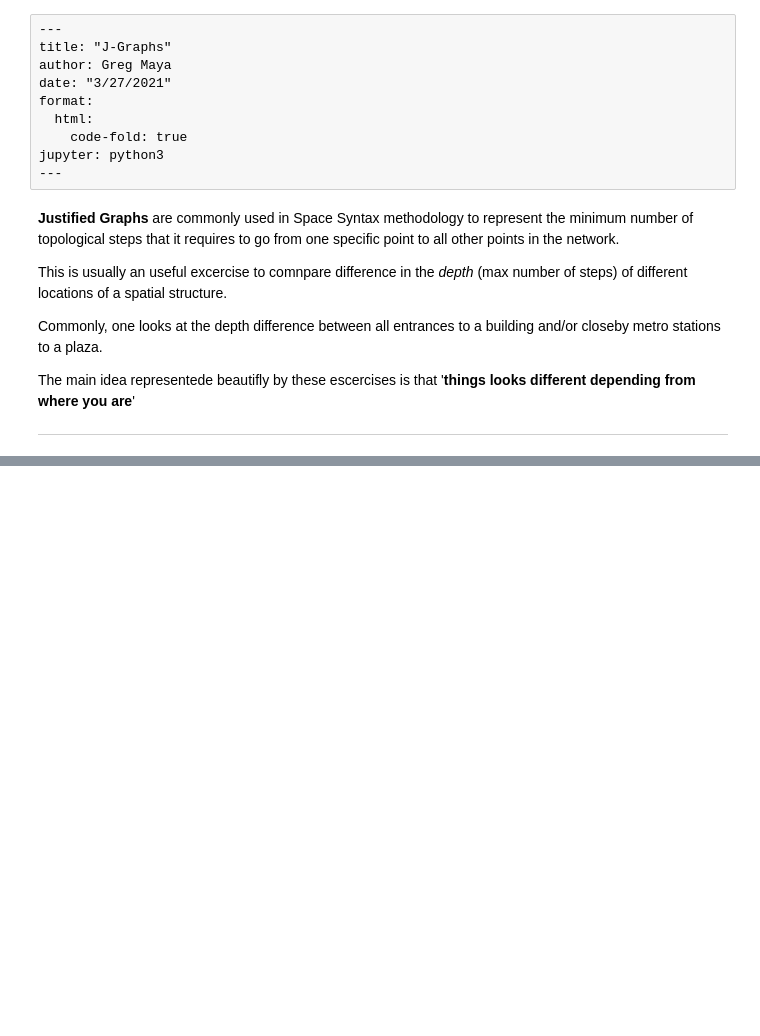
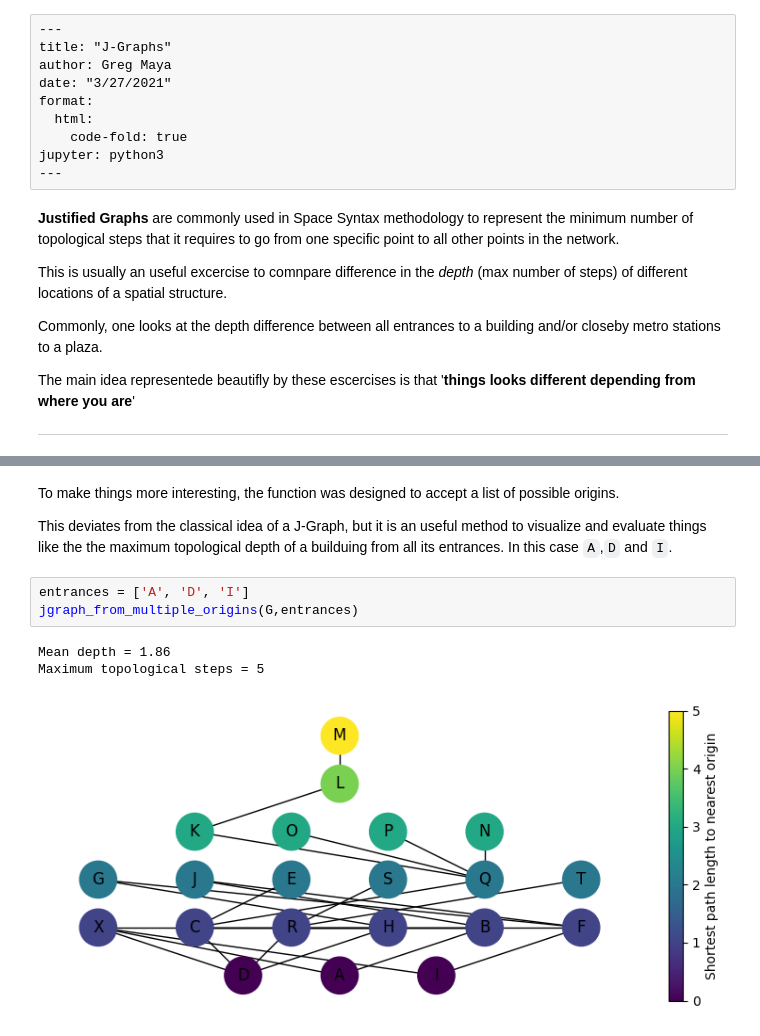
Before and after one commit to gregmaya/personal_web, a Jupyter notebook: work/data_viz/jgraph.ipynb, the cells around one changed output, grey strips where cells are left out. Drawn from its saved outputs; the diff is of its cells as text; blank space fills up the shorter version.

```diff
--- a/work/data_viz/jgraph.ipynb
+++ b/work/data_viz/jgraph.ipynb
@@ -107,0 +163,11 @@ Maximum topological steps = 5
+# %% [markdown]
+To make things more interesting, the function was designed to accept a list of possible origins.
+
+This deviates from the classical idea of a J-Graph, but it is an useful method to visualize and evaluate things like the the maximum topological depth of a builduing from all its entrances. In this case `A`,`D` and `I`.
+# %%
+entrances = ['A', 'D', 'I']
+jgraph_from_multiple_origins(G,entrances)
+# %% [output]
+Mean depth = 1.86
+Maximum topological steps = 5
+[figure, added]
```
Also changed, not shown: parts of 22 cells of this notebook, 6 other files.
